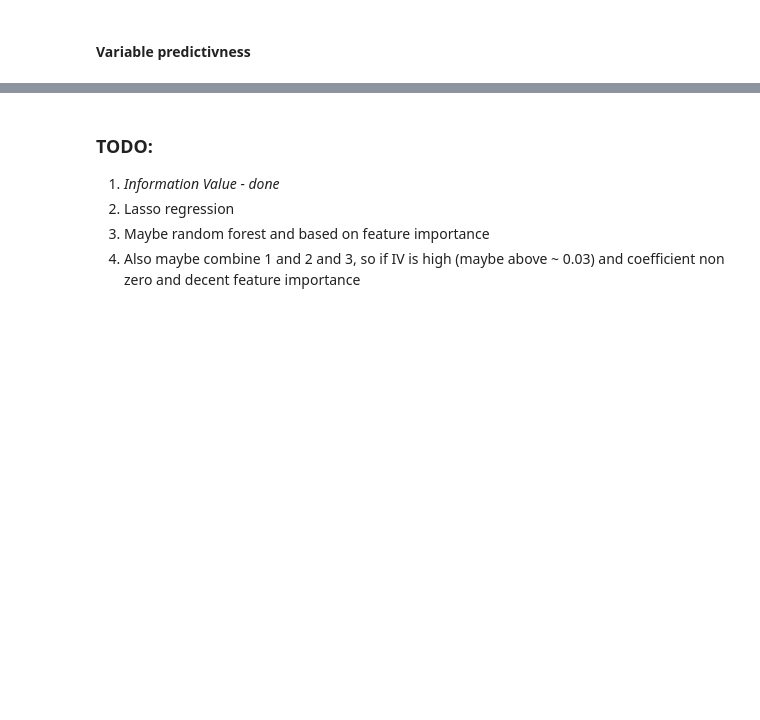
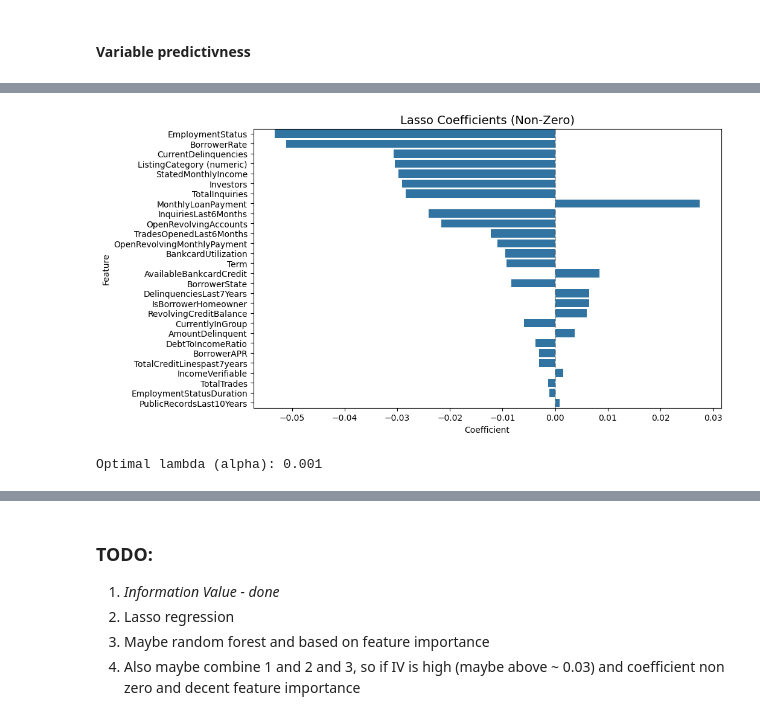
Before and after one commit to hoanganhlinh/MRK-projekt, a Jupyter notebook: Binning.ipynb, the cells around one changed output, grey strips where cells are left out. Cells and saved outputs as stored; diff of their text form; code cells hidden in the pictures; blank space fills up the shorter version.

Commit message:
add IV + lassoCV

```diff
--- a/Binning.ipynb
+++ b/Binning.ipynb
@@ -180,0 +213,16 @@ for key, value in iv_scores.items():
+# %%
+from sklearn.linear_model import LassoCV
+from sklearn.preprocessing import StandardScaler
+
+scaler = StandardScaler()
+X_train_scaled = scaler.fit_transform(X_train_binned_woe)
+X_test_scaled = scaler.transform(X_test_binned_woe)
+
+lasso = LassoCV(
+    alphas=np.logspace(-3, 0, 50),
+    cv=5, random_state=42, max_iter=10_000)
+lasso.fit(X_train_scaled, y_train)
+
+selected_lasso = X_train_binned_woe.columns[lasso.coef_ != 0].tolist()
+print("Selected features by Lasso:")
+print(*selected_lasso, sep='\n')
@@ -180,0 +267,17 @@ for key, value in iv_scores.items():
+# %%
+coef_df = pd.DataFrame({
+    'Feature': X_train_binned_woe.columns,
+    'Coefficient': lasso.coef_
+}).sort_values('Coefficient', key=abs, ascending=False)
+
+plt.figure(figsize=(10, 6))
+sns.barplot(x='Coefficient', y='Feature', data=coef_df[coef_df['Coefficient'] != 0])
+plt.title('Lasso Coefficients (Non-Zero)', fontsize=14)
+plt.axvline(0, color='k', linestyle='--', alpha=0.3)
+plt.show()
+# %% [output]
+[figure, added]
+# %%
+print("Optimal lambda (alpha):", lasso.alpha_)
+# %% [output]
+Optimal lambda (alpha): 0.001
```
Also changed, not shown: parts of 13 cells of this notebook.
